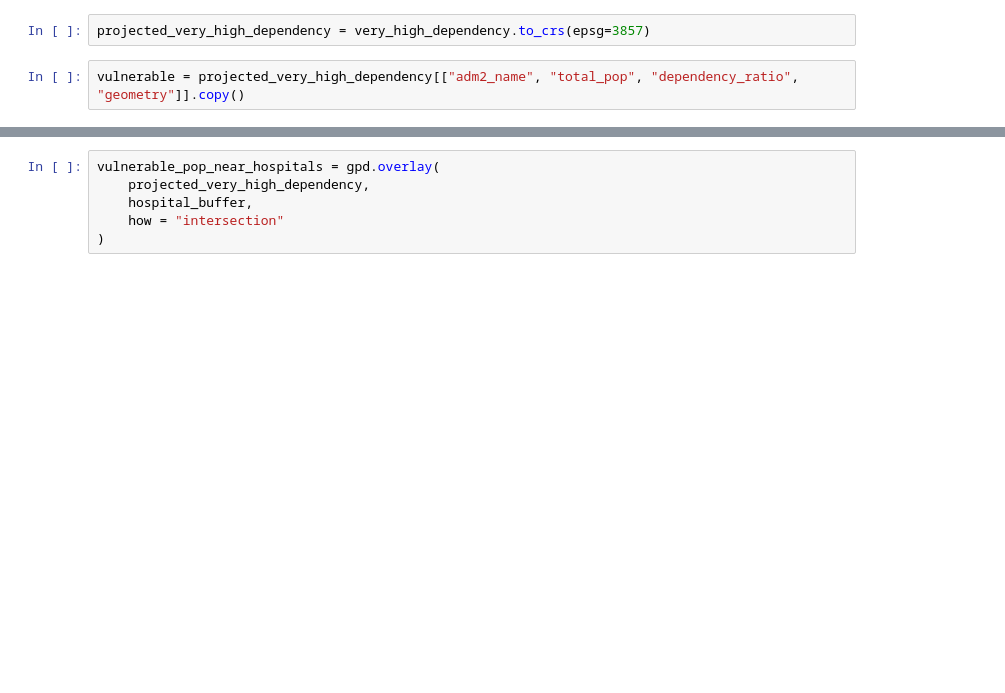
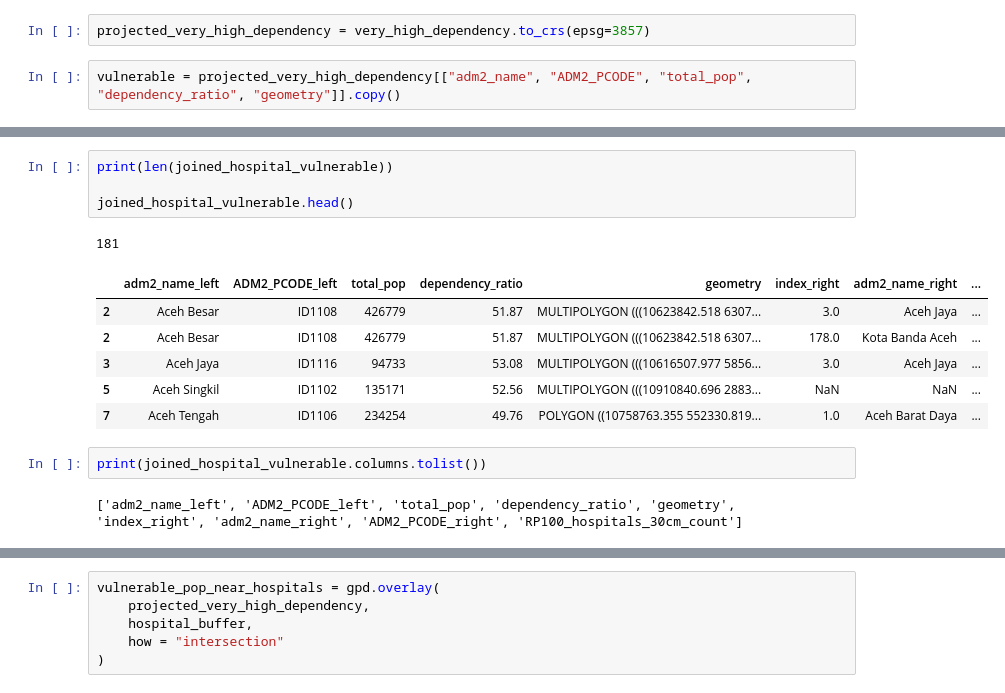
Before and after one commit to lane-erwin/geog592-cheyney, a Jupyter notebook: homework/week07/geopandas_hw_joins.ipynb, the cells around one changed output, grey strips where cells are left out. Drawn from its saved outputs; the diff is of its cells as text; blank space fills up the shorter version.

```diff
--- a/homework/week07/geopandas_hw_joins.ipynb
+++ b/homework/week07/geopandas_hw_joins.ipynb
@@ -326,5 +326,5 @@ print(len(very_high_dependency))
 # %%
 projected_very_high_dependency = very_high_dependency.to_crs(epsg=3857)
 # %%
-vulnerable = projected_very_high_dependency[["adm2_name", "total_pop", "dependency_ratio", "geometry"]].copy()
+vulnerable = projected_very_high_dependency[["adm2_name", "ADM2_PCODE", "total_pop", "dependency_ratio", "geometry"]].copy()
 # %%
@@ -333,0 +339,16 @@ hospital_zones=
+# %%
+print(len(joined_hospital_vulnerable))
+
+joined_hospital_vulnerable.head()
+# %% [output]
+181
+|  | adm2_name_left | ADM2_PCODE_left | total_pop | dependency_ratio | geometry | index_right | adm2_name_right | ... |
+| 2 | Aceh Besar | ID1108 | 426779 | 51.87 | MULTIPOLYGON (((10623842.518 6307... | 3.0 | Aceh Jaya | ... |
+| 2 | Aceh Besar | ID1108 | 426779 | 51.87 | MULTIPOLYGON (((10623842.518 6307... | 178.0 | Kota Banda Aceh | ... |
+| 3 | Aceh Jaya | ID1116 | 94733 | 53.08 | MULTIPOLYGON (((10616507.977 5856... | 3.0 | Aceh Jaya | ... |
+| 5 | Aceh Singkil | ID1102 | 135171 | 52.56 | MULTIPOLYGON (((10910840.696 2883... | NaN | NaN | ... |
+| 7 | Aceh Tengah | ID1106 | 234254 | 49.76 | POLYGON ((10758763.355 552330.819... | 1.0 | Aceh Barat Daya | ... |
+# %%
+print(joined_hospital_vulnerable.columns.tolist())
+# %% [output]
+['adm2_name_left', 'ADM2_PCODE_left', 'total_pop', 'dependency_ratio', 'geometry', 'index_right', 'adm2_name_right', 'ADM2_PCODE_right', 'RP100_hospitals_30cm_count']
```
Also changed, not shown: parts of 5 cells of this notebook.
